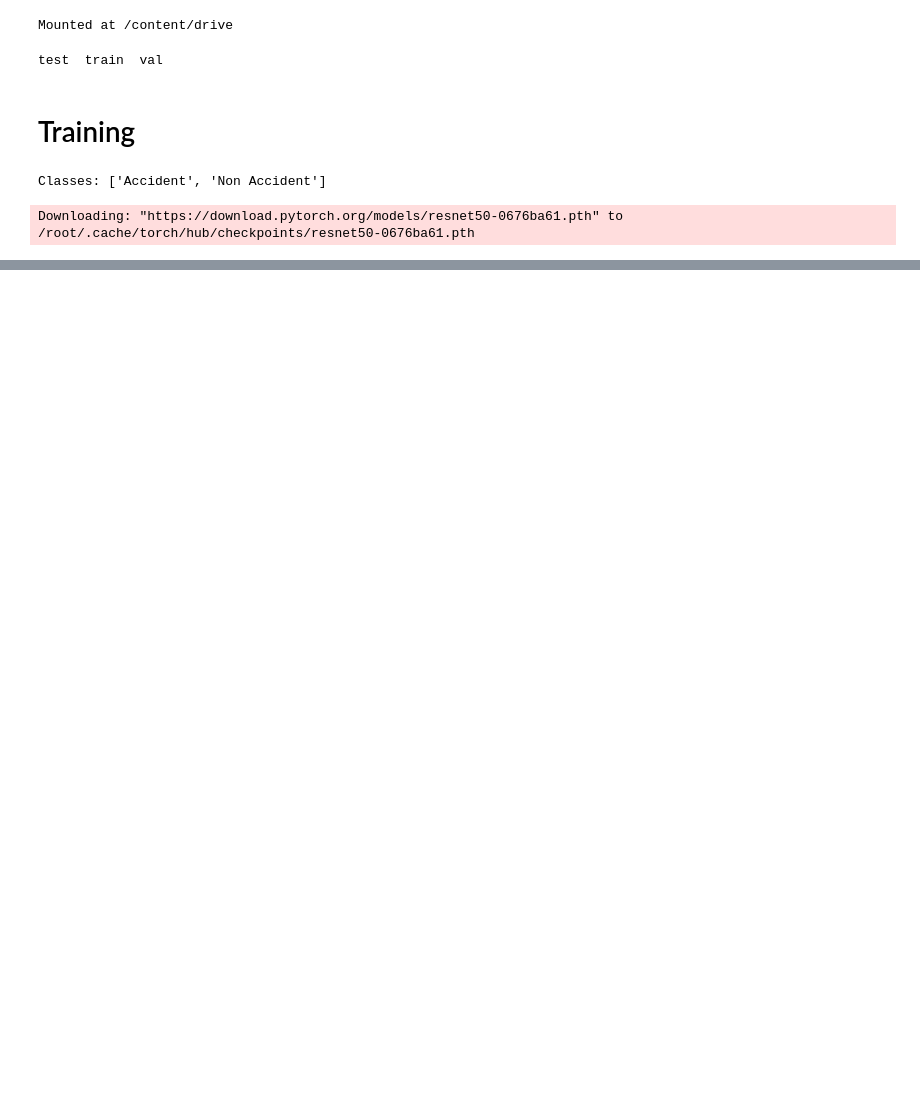
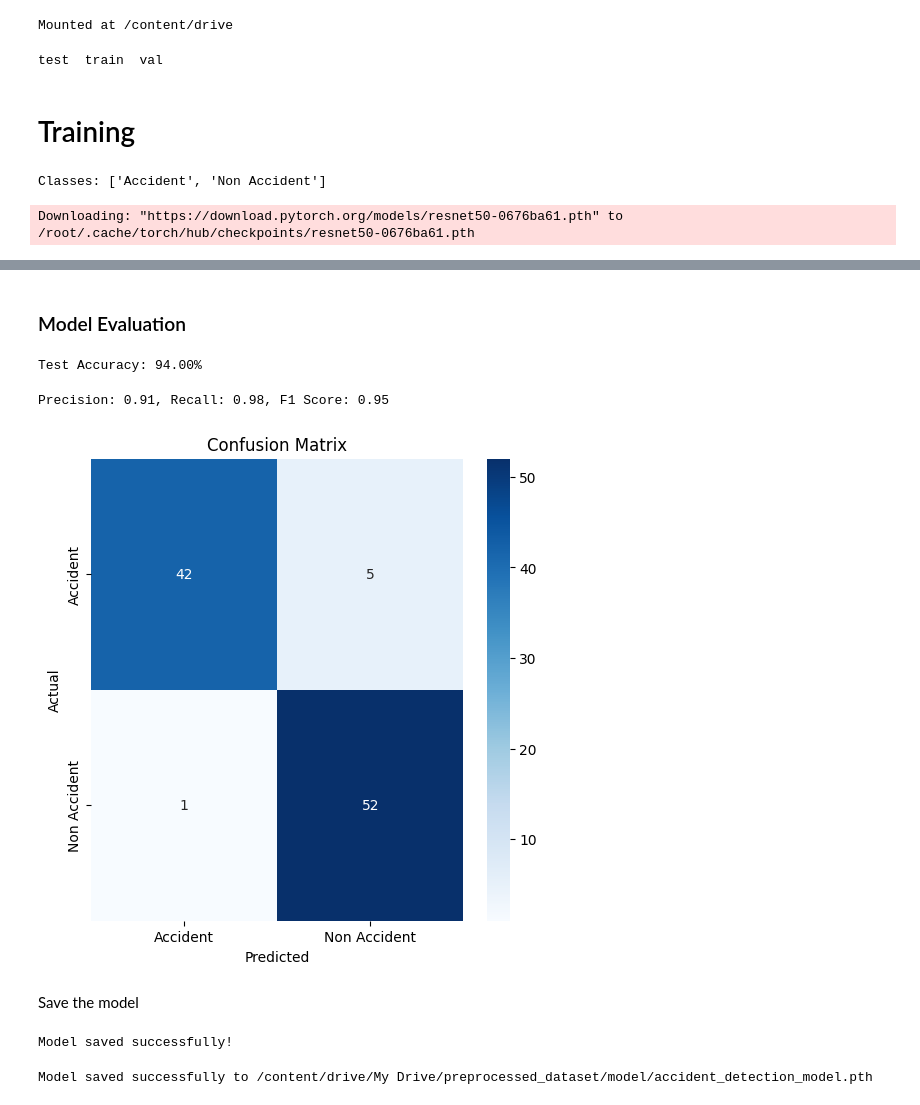
Before and after one commit to krishna16sharma/AccidentEye, a Jupyter notebook: training notebook/AccidentDetection.ipynb, the cells around one changed output, grey strips where cells are left out. Drawn from its saved outputs; the diff is of its cells as text; code cells hidden in the pictures; blank space fills up the shorter version.

```diff
--- a/training notebook/AccidentDetection.ipynb
+++ b/training notebook/AccidentDetection.ipynb
@@ -233,9 +240,9 @@ test_dataset = datasets.ImageFolder(os.path.join(data_dir, "test"), transform=tr
 
 # Create data loaders
 batch_size = 32
-train_loader = DataLoader(train_dataset, batch_size=batch_size, shuffle=True)
-val_loader = DataLoader(val_dataset, batch_size=batch_size, shuffle=False)
-test_loader = DataLoader(test_dataset, batch_size=batch_size, shuffle=False)
+train_loader = DataLoader(train_dataset, batch_size=batch_size, shuffle=True, num_workers=2)
+val_loader = DataLoader(val_dataset, batch_size=batch_size, shuffle=False, num_workers=2)
+test_loader = DataLoader(test_dataset, batch_size=batch_size, shuffle=False, num_workers=2)
 
 # Class names
 class_names = train_dataset.classes
@@ -258,8 +265,9 @@ Downloading: "https://download.pytorch.org/models/resnet50-0676ba61.pth" to /roo
 # %%
 criterion = nn.CrossEntropyLoss()
 optimizer = optim.Adam(model.parameters(), lr=0.0001)
+scheduler = torch.optim.lr_scheduler.StepLR(optimizer, step_size=3, gamma=0.1)
 # %%
-num_epochs = 10  # You can increase this
+num_epochs = 10
 
 for epoch in range(num_epochs):
     model.train()
@@ -277,10 +285,13 @@ for epoch in range(num_epochs):
         optimizer.step()
 
         running_loss += loss.item()
-        _, predicted = outputs.max(1)
+        _, predicted = outputs.max(1)  # Get predicted class indices
         total += labels.size(0)
         correct += predicted.eq(labels).sum().item()
 
     train_acc = 100 * correct / total
     print(f"Epoch {epoch+1}/{num_epochs}, Loss: {running_loss/len(train_loader):.4f}, Train Acc: {train_acc:.2f}%")
+
+    # Step the scheduler
+    scheduler.step()
 # %% [output]
@@ -288,5 +308,7 @@ Epoch 1/10, Loss: 0.5890, Train Acc: 68.27%
+# %% [markdown]
+### Model Evaluation
 # %%
-model.eval()
+model.eval()  # Set model to evaluation mode
 correct = 0
 total = 0
 
@@ -300,3 +322,57 @@ with torch.no_grad():
 
 test_acc = 100 * correct / total
 print(f"Test Accuracy: {test_acc:.2f}%")
+# %% [output]
+Test Accuracy: 94.00%
+# %%
+from sklearn.metrics import precision_score, recall_score, f1_score, confusion_matrix
+import seaborn as sns
+import matplotlib.pyplot as plt
+
+# Store true labels and predictions
+y_true = []
+y_pred = []
+
+model.eval()
+with torch.no_grad():
+    for images, labels in test_loader:
+        images, labels = images.to(device), labels.to(device)
+        outputs = model(images)
+        _, predicted = outputs.max(1)
+        y_true.extend(labels.cpu().numpy())
+        y_pred.extend(predicted.cpu().numpy())
+
+# Compute Precision, Recall, F1-score
+precision = precision_score(y_true, y_pred)
+recall = recall_score(y_true, y_pred)
+f1 = f1_score(y_true, y_pred)
+
+print(f"Precision: {precision:.2f}, Recall: {recall:.2f}, F1 Score: {f1:.2f}")
+
+# Compute Confusion Matrix
+cm = confusion_matrix(y_true, y_pred)
+plt.figure(figsize=(6,6))
+sns.heatmap(cm, annot=True, fmt="d", cmap="Blues", xticklabels=class_names, yticklabels=class_names)
+plt.xlabel("Predicted")
+plt.ylabel("Actual")
+plt.title("Confusion Matrix")
+plt.show()
+# %% [output]
+Precision: 0.91, Recall: 0.98, F1 Score: 0.95
+[figure, added]
+# %% [markdown]
+Save the model
+# %%
+# Save the model
+torch.save(model.state_dict(), "/content/accident_detection_model.pth")
+print("Model saved successfully!")
+# %% [output]
+Model saved successfully!
+# %%
+model_save_path = '/content/drive/My Drive/preprocessed_dataset/model/accident_detection_model.pth'
+
+# Save the model
+torch.save(model.state_dict(), model_save_path)
+print(f"Model saved successfully to {model_save_path}")
+# %% [output]
+Model saved successfully to /content/drive/My Drive/preprocessed_dataset/model/accident_detection_model.pth
```
Also changed, not shown: parts of 7 cells of this notebook.
